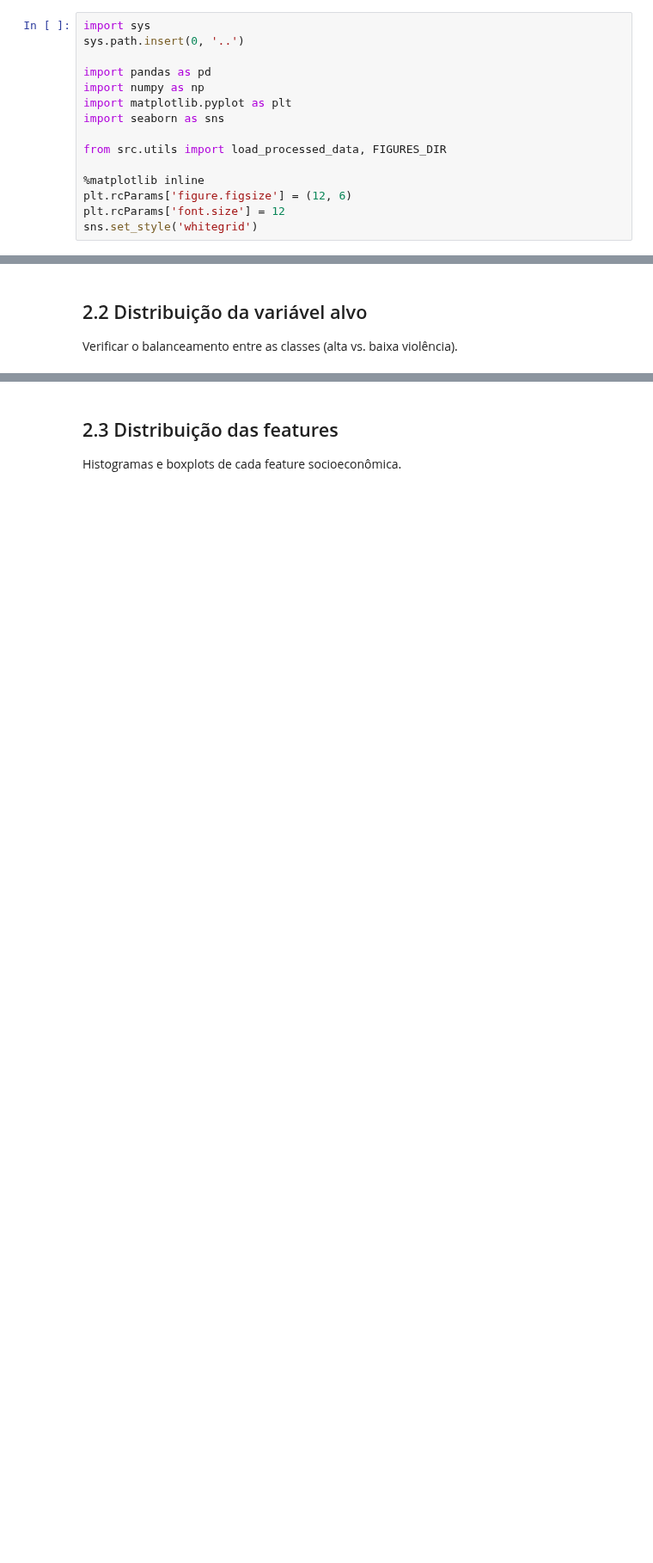
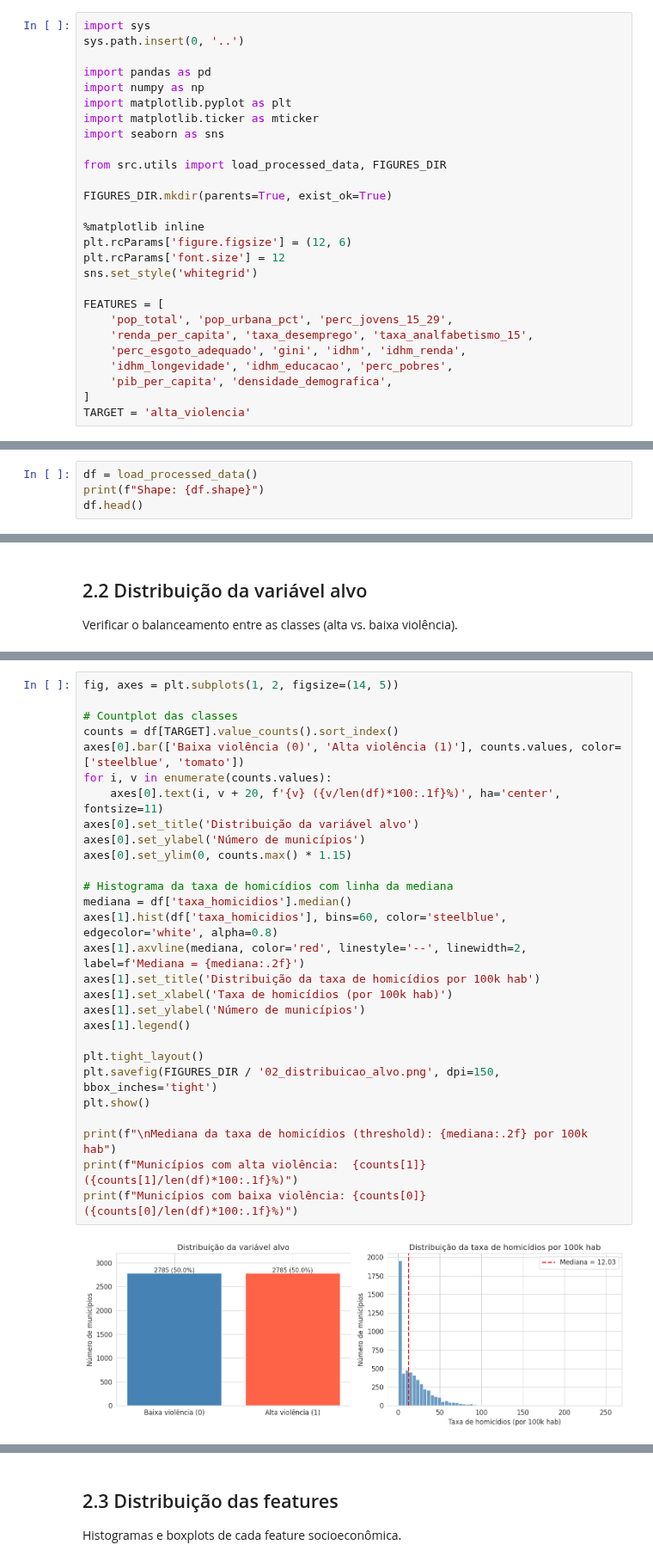
Before and after one commit to gabriel-ngrs/socio_violence_predictor, a Jupyter notebook: notebooks/02_analise_exploratoria.ipynb, the cells around one changed output, grey strips where cells are left out. Shown at 86% size. Cells and saved outputs as stored; diff of their text form; blank space fills up the shorter version.

```diff
--- a/notebooks/02_analise_exploratoria.ipynb
+++ b/notebooks/02_analise_exploratoria.ipynb
@@ -13,11 +13,23 @@ sys.path.insert(0, '..')
 import pandas as pd
 import numpy as np
 import matplotlib.pyplot as plt
+import matplotlib.ticker as mticker
 import seaborn as sns
 
 from src.utils import load_processed_data, FIGURES_DIR
+
+FIGURES_DIR.mkdir(parents=True, exist_ok=True)
 
 %matplotlib inline
 plt.rcParams['figure.figsize'] = (12, 6)
 plt.rcParams['font.size'] = 12
 sns.set_style('whitegrid')
+
+FEATURES = [
+    'pop_total', 'pop_urbana_pct', 'perc_jovens_15_29',
+    'renda_per_capita', 'taxa_desemprego', 'taxa_analfabetismo_15',
+    'perc_esgoto_adequado', 'gini', 'idhm', 'idhm_renda',
+    'idhm_longevidade', 'idhm_educacao', 'perc_pobres',
+    'pib_per_capita', 'densidade_demografica',
+]
+TARGET = 'alta_violencia'
@@ -27,0 +36,4 @@ sns.set_style('whitegrid')
+# %%
+df = load_processed_data()
+print(f"Shape: {df.shape}")
+df.head()
@@ -41,0 +88,30 @@ Verificar o balanceamento entre as classes (alta vs. baixa violência).
+# %%
+fig, axes = plt.subplots(1, 2, figsize=(14, 5))
+
+# Countplot das classes
+counts = df[TARGET].value_counts().sort_index()
+axes[0].bar(['Baixa violência (0)', 'Alta violência (1)'], counts.values, color=['steelblue', 'tomato'])
+for i, v in enumerate(counts.values):
+    axes[0].text(i, v + 20, f'{v} ({v/len(df)*100:.1f}%)', ha='center', fontsize=11)
+axes[0].set_title('Distribuição da variável alvo')
+axes[0].set_ylabel('Número de municípios')
+axes[0].set_ylim(0, counts.max() * 1.15)
+
+# Histograma da taxa de homicídios com linha da mediana
+mediana = df['taxa_homicidios'].median()
+axes[1].hist(df['taxa_homicidios'], bins=60, color='steelblue', edgecolor='white', alpha=0.8)
+axes[1].axvline(mediana, color='red', linestyle='--', linewidth=2, label=f'Mediana = {mediana:.2f}')
+axes[1].set_title('Distribuição da taxa de homicídios por 100k hab')
+axes[1].set_xlabel('Taxa de homicídios (por 100k hab)')
+axes[1].set_ylabel('Número de municípios')
+axes[1].legend()
+
+plt.tight_layout()
+plt.savefig(FIGURES_DIR / '02_distribuicao_alvo.png', dpi=150, bbox_inches='tight')
+plt.show()
+
+print(f"\nMediana da taxa de homicídios (threshold): {mediana:.2f} por 100k hab")
+print(f"Municípios com alta violência:  {counts[1]} ({counts[1]/len(df)*100:.1f}%)")
+print(f"Municípios com baixa violência: {counts[0]} ({counts[0]/len(df)*100:.1f}%)")
+# %% [output]
+[figure, added]
```
Also changed, not shown: parts of 14 cells of this notebook, 1 other file.
